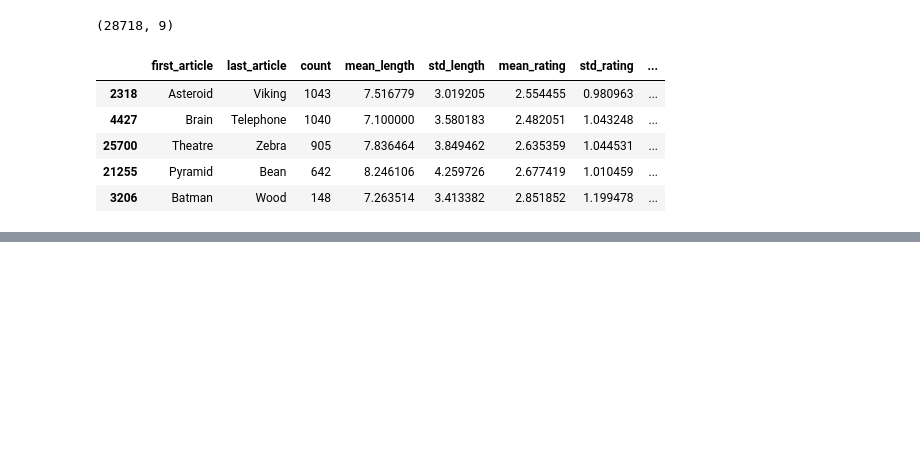
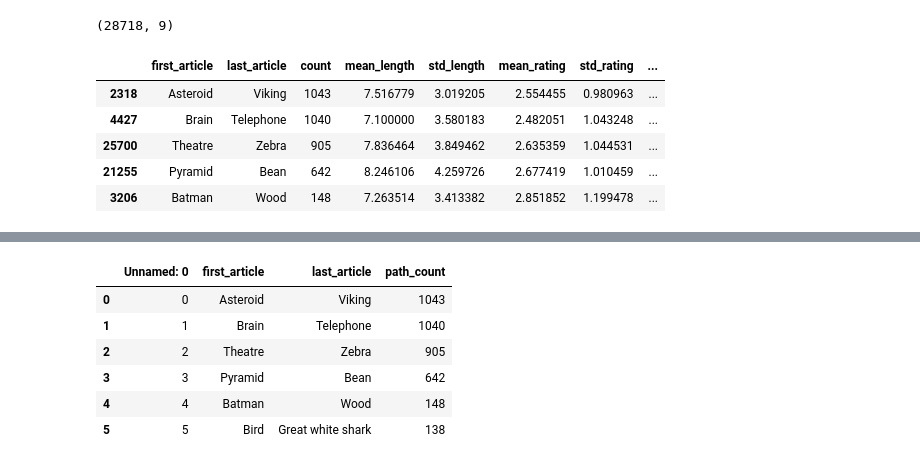
Before and after one commit to epfl-ada/ada-2023-project-amonavis, a Jupyter notebook: notebooks_final/getting_machine_data.ipynb, the cells around one changed output, grey strips where cells are left out. Saved outputs shown, nothing was run; the diff lists cells and outputs as text; code cells hidden in the pictures; blank space fills up the shorter version.

```diff
--- a/notebooks_final/getting_machine_data.ipynb
+++ b/notebooks_final/getting_machine_data.ipynb
@@ -241,0 +268,11 @@ dummy_df.head()
+# %%
+dummy_df = finished_paths.iloc[:6, :]
+dummy_df
+# %% [output]
+|  | Unnamed: 0 | first_article | last_article | path_count |
+| 0 | 0 | Asteroid | Viking | 1043 |
+| 1 | 1 | Brain | Telephone | 1040 |
+| 2 | 2 | Theatre | Zebra | 905 |
+| 3 | 3 | Pyramid | Bean | 642 |
+| 4 | 4 | Batman | Wood | 148 |
+| 5 | 5 | Bird | Great white shark | 138 |
```
Also changed, not shown: parts of 10 cells of this notebook, 1 other file.
